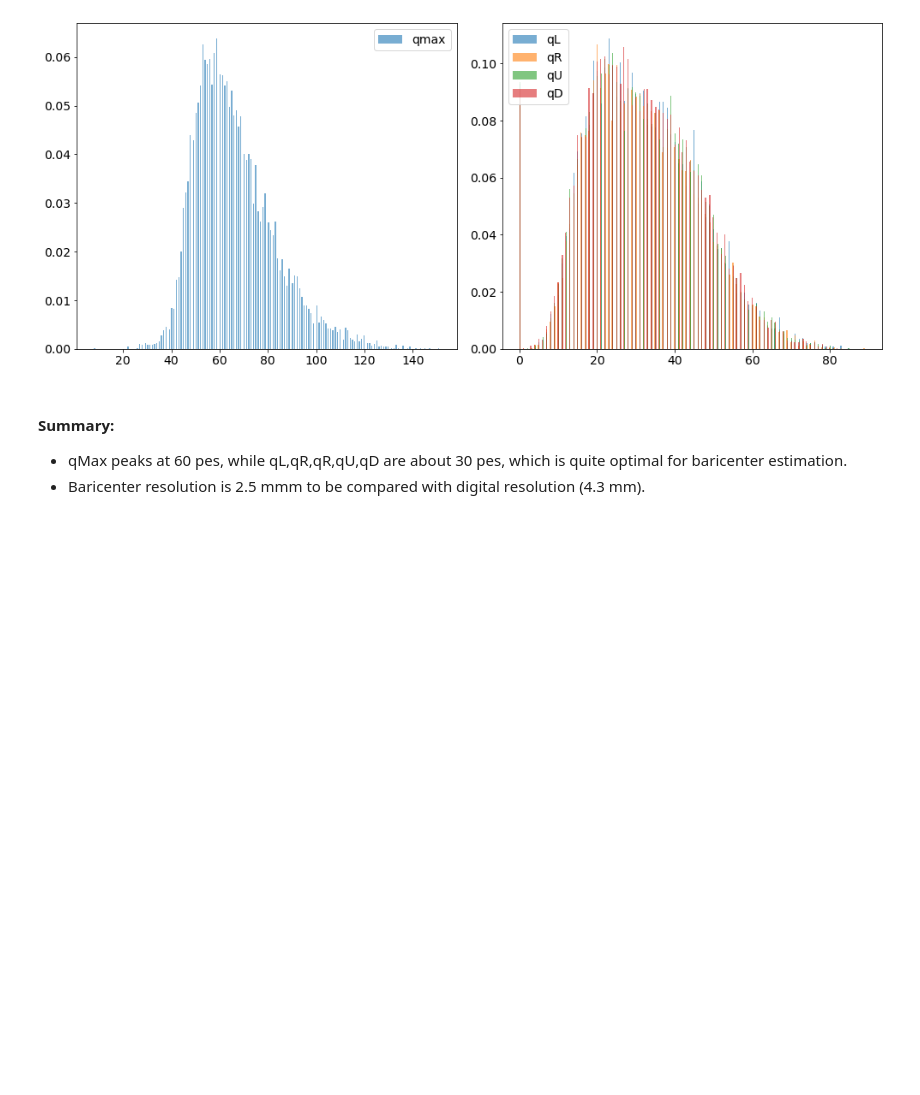
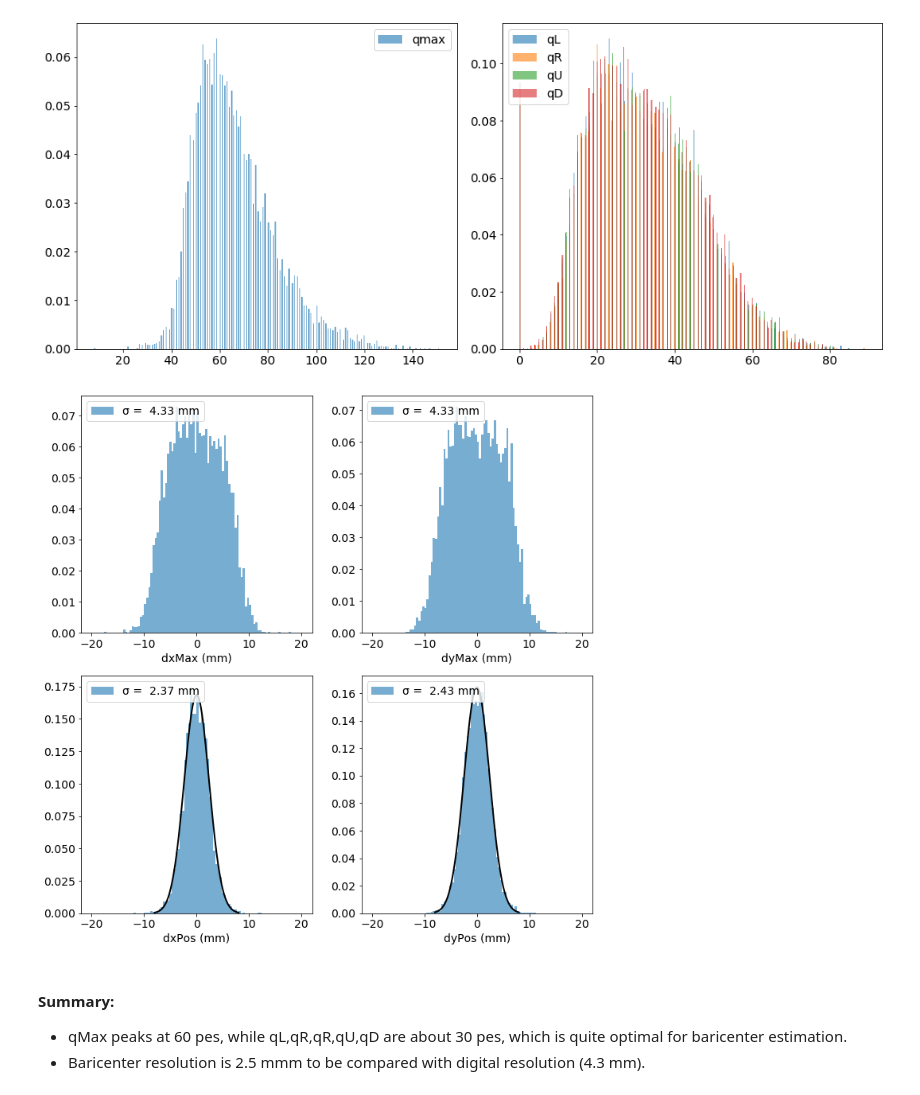
Before and after one commit to jjgomezcadenas/NextFlex, a Jupyter notebook: NB/kr_dst_pmts.ipynb, the cells around one changed output. Drawn from its saved outputs; the diff is of its cells as text; code cells hidden in the pictures; blank space fills up the shorter version.

```diff
--- a/NB/kr_dst_pmts.ipynb
+++ b/NB/kr_dst_pmts.ipynb
@@ -192,6 +193,12 @@ kr_point_resolution2(krdst1, xlim=(-8,8), bins=100, figsize=(10,10))
 q_sipm(krdst1,  bins=300, figsize=(14,6), alpha=0.6)
 # %% [output]
 [figure]
+# %%
+krdst = krdst1[np.sqrt(krdst1.true_x**2 + krdst1.true_y**2) < 400]
+# %%
+kr_point_resolution2(krdst, xlim=(-8,8), bins=100, figsize=(10,10))
+# %% [output]
+[figure, added]
 # %% [markdown]
 #### Summary:
 
```
Also changed, not shown: parts of 16 cells of this notebook, 8 other files.
